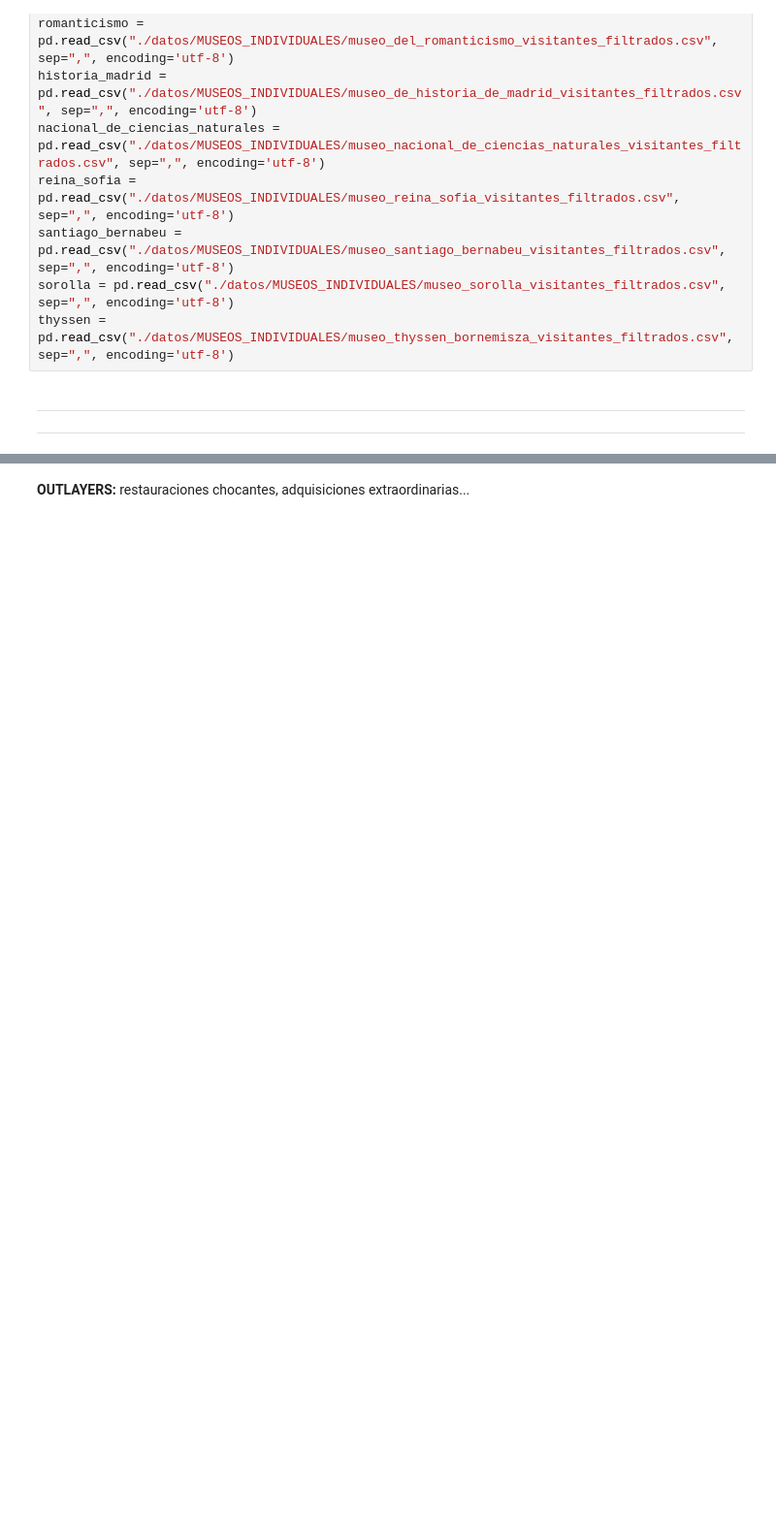
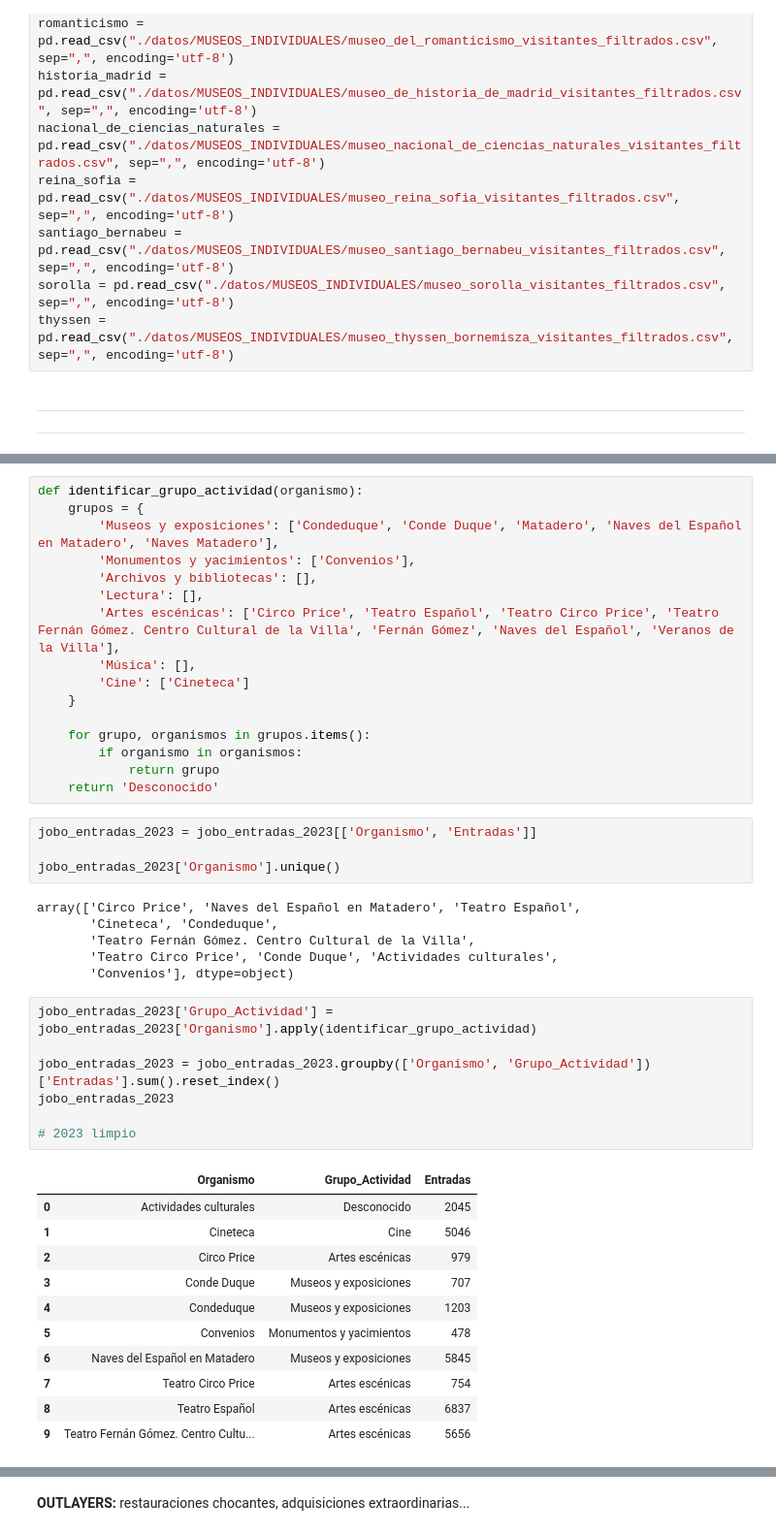
Before and after one commit to pgf3712/EDA_Madrid_Museums, a Jupyter notebook: 3-EDA_DESAROLLO.ipynb, the cells around one changed output, grey strips where cells are left out. Shown: that part at 97% size. Drawn from its saved outputs; the diff is of its cells as text; blank space fills up the shorter version.

```diff
--- a/3-EDA_DESAROLLO.ipynb
+++ b/3-EDA_DESAROLLO.ipynb
@@ -79,0 +315,45 @@ thyssen = pd.read_csv("./datos/MUSEOS_INDIVIDUALES/museo_thyssen_bornemisza_visi
+# %%
+def identificar_grupo_actividad(organismo):
+    grupos = {
+        'Museos y exposiciones': ['Condeduque', 'Conde Duque', 'Matadero', 'Naves del Español en Matadero', 'Naves Matadero'],
+        'Monumentos y yacimientos': ['Convenios'],
+        'Archivos y bibliotecas': [],
+        'Lectura': [],
+        'Artes escénicas': ['Circo Price', 'Teatro Español', 'Teatro Circo Price', 'Teatro Fernán Gómez. Centro Cultural de la Villa', 'Fernán Gómez', 'Naves del Español', 'Veranos de la Villa'],
+        'Música': [],
+        'Cine': ['Cineteca']
+    }
+
+    for grupo, organismos in grupos.items():
+        if organismo in organismos:
+            return grupo
+    return 'Desconocido'
+# %%
+jobo_entradas_2023 = jobo_entradas_2023[['Organismo', 'Entradas']]
+
+jobo_entradas_2023['Organismo'].unique()
+# %% [output]
+array(['Circo Price', 'Naves del Español en Matadero', 'Teatro Español',
+       'Cineteca', 'Condeduque',
+       'Teatro Fernán Gómez. Centro Cultural de la Villa',
+       'Teatro Circo Price', 'Conde Duque', 'Actividades culturales',
+       'Convenios'], dtype=object)
+# %%
+jobo_entradas_2023['Grupo_Actividad'] = jobo_entradas_2023['Organismo'].apply(identificar_grupo_actividad)
+
+jobo_entradas_2023 = jobo_entradas_2023.groupby(['Organismo', 'Grupo_Actividad'])['Entradas'].sum().reset_index()
+jobo_entradas_2023
+
+# 2023 limpio
+# %% [output]
+|  | Organismo | Grupo_Actividad | Entradas |
+| 0 | Actividades culturales | Desconocido | 2045 |
+| 1 | Cineteca | Cine | 5046 |
+| 2 | Circo Price | Artes escénicas | 979 |
+| 3 | Conde Duque | Museos y exposiciones | 707 |
+| 4 | Condeduque | Museos y exposiciones | 1203 |
+| 5 | Convenios | Monumentos y yacimientos | 478 |
+| 6 | Naves del Español en Matadero | Museos y exposiciones | 5845 |
+| 7 | Teatro Circo Price | Artes escénicas | 754 |
+| 8 | Teatro Español | Artes escénicas | 6837 |
+| 9 | Teatro Fernán Gómez. Centro Cultu... | Artes escénicas | 5656 |
```
Also changed, not shown: parts of 40 cells of this notebook, 2 other files.
